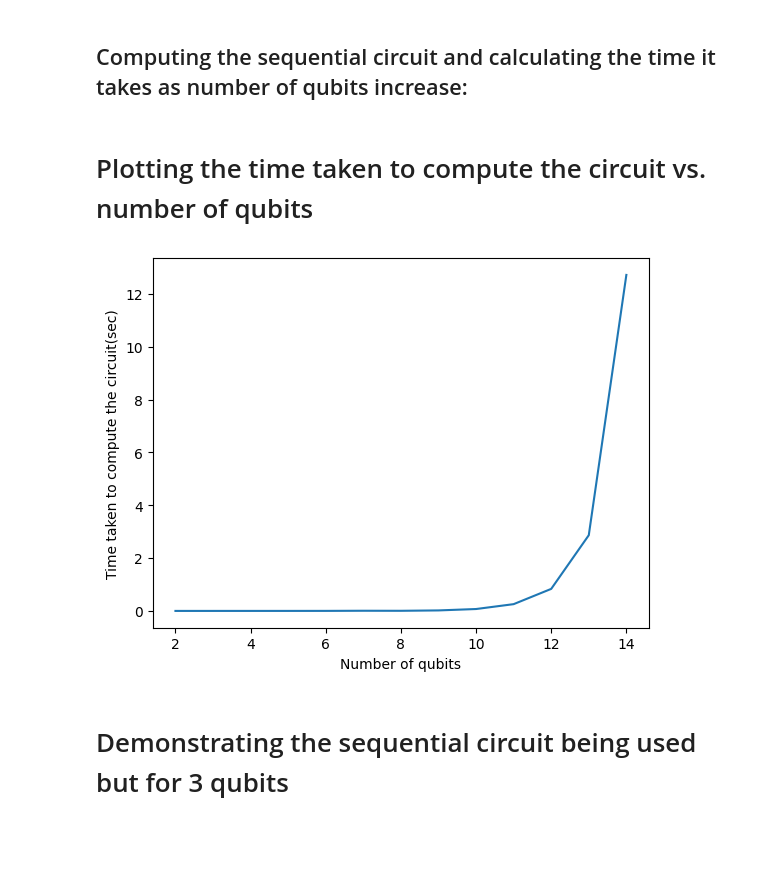
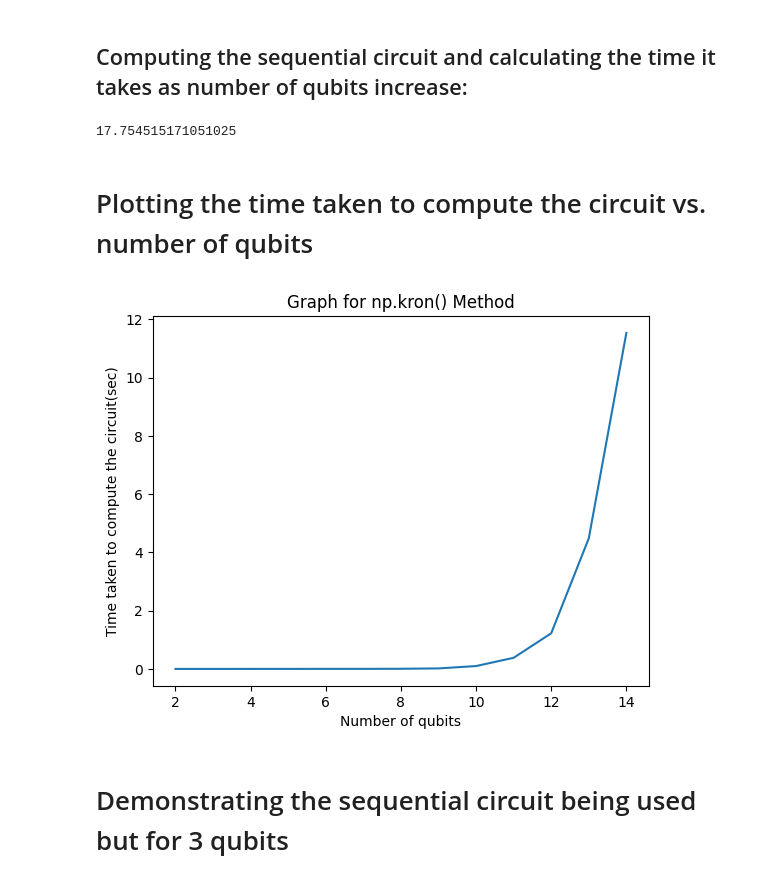
Before and after one commit to AditiDas1601/CelestPlotter, a Jupyter notebook: QOSF_Task_1.ipynb, the cells around one changed output. Saved outputs shown, nothing was run; the diff lists cells and outputs as text; code cells hidden in the pictures; blank space fills up the shorter version.

```diff
--- a/QOSF_Task_1.ipynb
+++ b/QOSF_Task_1.ipynb
@@ -72,8 +72,9 @@ def n_qubit_cnot_gate(n):
 # %% [markdown]
 ## Computing the sequential circuit and calculating the time it takes as number of qubits increase:
 # %%
-t=np.zeros(13)
-for n in range(2,15): # code crashes for number of qubits > 15
+naive_total_begin=time.time()
+t_kron=np.zeros(13)
+for n in range(2,15): # code crashes for number of qubits > 14
   begin = time.time()
   appl_X=np.transpose(np.dot(n_qubit_x_gate(n),n_qubit_zero_state(n)))
   #print(appl_X)
@@ -82,17 +83,22 @@ for n in range(2,15): # code crashes for number of qubits > 15
   appl_CNOT=np.transpose(np.dot(n_qubit_cnot_gate(n),appl_H))
   #print(appl_CNOT)
   end = time.time()
-  t[n-2]=(end-begin)
+  t_kron[n-2]=(end-begin)
+naive_total_end=time.time()
+print(naive_total_end-naive_total_begin)
+# %% [output]
+17.754515171051025
 # %% [markdown]
 # Plotting the time taken to compute the circuit vs. number of qubits
 # %%
 num_qubits=np.arange(2,15)
+plt.title('Graph for np.kron() Method')
 plt.xlabel('Number of qubits')
 plt.ylabel('Time taken to compute the circuit(sec)')
-plt.plot(num_qubits, t)
+plt.plot(num_qubits, t_kron)
 plt.show()
 # %% [output]
-[figure, old version]
+[figure, new version]
 # %% [markdown]
 # Demonstrating the sequential circuit being used but for 3 qubits
 # %% [markdown]
```
Also changed, not shown: parts of 25 cells of this notebook.
